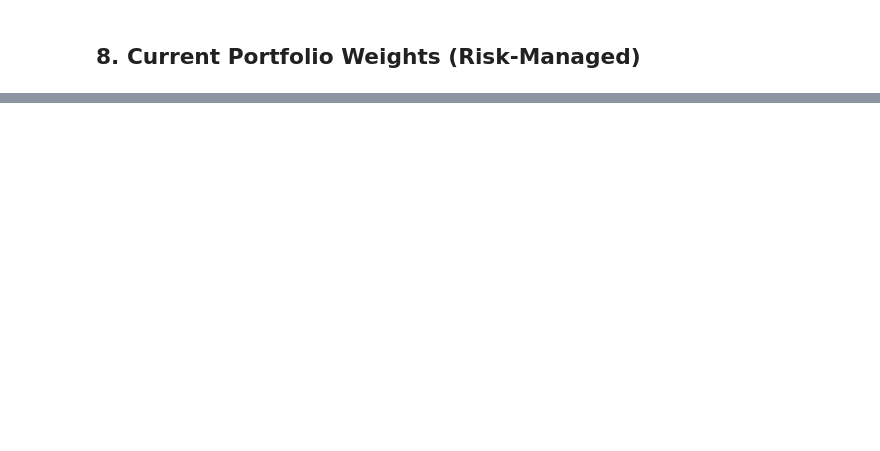
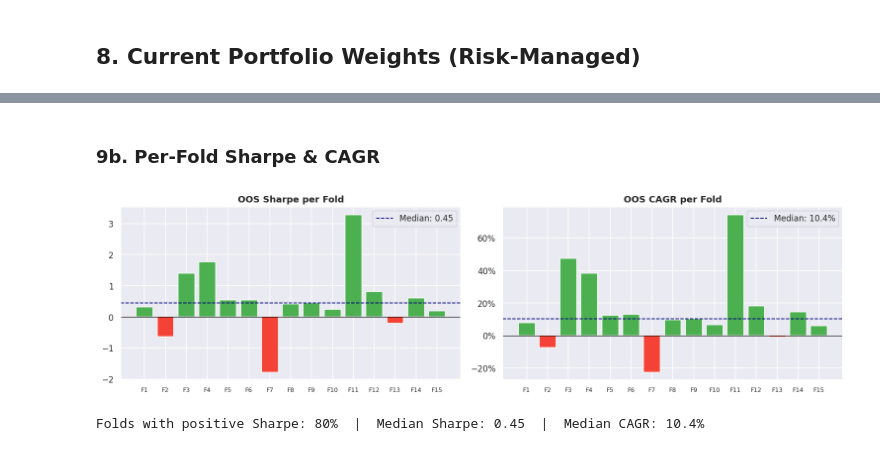
Before and after one commit to riccardo03/Backtest, a Jupyter notebook: quant-backtest/notebooks/analysis.ipynb, the cells around one changed output, grey strips where cells are left out. Cells and saved outputs as stored; diff of their text form; code cells hidden in the pictures; blank space fills up the shorter version.

```diff
--- a/quant-backtest/notebooks/analysis.ipynb
+++ b/quant-backtest/notebooks/analysis.ipynb
@@ -166,0 +268,42 @@ plt.show()
+# %% [markdown]
+### 9b. Per-Fold Sharpe & CAGR
+# %%
+fold_df = wf['fold_metrics'].reset_index()
+x  = range(len(fold_df))
+
+fig, axes = plt.subplots(1, 2, figsize=(14, 4))
+
+# Sharpe per fold
+colors_sh = ['#4CAF50' if v >= 0 else '#F44336' for v in fold_df['sharpe']]
+axes[0].bar(x, fold_df['sharpe'], color=colors_sh, edgecolor='white')
+axes[0].axhline(0, color='black', linewidth=0.8)
+axes[0].axhline(wf['fold_metrics']['sharpe'].median(), color='navy',
+                linewidth=1.2, linestyle='--', label=f"Median: {wf['fold_metrics']['sharpe'].median():.2f}")
+axes[0].set_xticks(list(x))
+axes[0].set_xticklabels([f"F{i}" for i in fold_df['fold']], fontsize=8)
+axes[0].set_title('OOS Sharpe per Fold', fontweight='bold')
+axes[0].legend()
+
+# CAGR per fold
+colors_cg = ['#4CAF50' if v >= 0 else '#F44336' for v in fold_df['cagr']]
+axes[1].bar(x, fold_df['cagr'] * 100, color=colors_cg, edgecolor='white')
+axes[1].axhline(0, color='black', linewidth=0.8)
+axes[1].axhline(wf['fold_metrics']['cagr'].median() * 100, color='navy',
+                linewidth=1.2, linestyle='--',
+                label=f"Median: {wf['fold_metrics']['cagr'].median():.1%}")
+axes[1].yaxis.set_major_formatter(mtick.PercentFormatter())
+axes[1].set_xticks(list(x))
+axes[1].set_xticklabels([f"F{i}" for i in fold_df['fold']], fontsize=8)
+axes[1].set_title('OOS CAGR per Fold', fontweight='bold')
+axes[1].legend()
+
+plt.tight_layout()
+plt.show()
+
+pct_pos = (wf['fold_metrics']['sharpe'] > 0).mean()
+print(f"Folds with positive Sharpe: {pct_pos:.0%}  |  "
+      f"Median Sharpe: {wf['fold_metrics']['sharpe'].median():.2f}  |  "
+      f"Median CAGR: {wf['fold_metrics']['cagr'].median():.1%}")
+# %% [output]
+[figure, added]
+Folds with positive Sharpe: 80%  |  Median Sharpe: 0.45  |  Median CAGR: 10.4%
```
Also changed, not shown: parts of 19 cells of this notebook, 4 other files.
